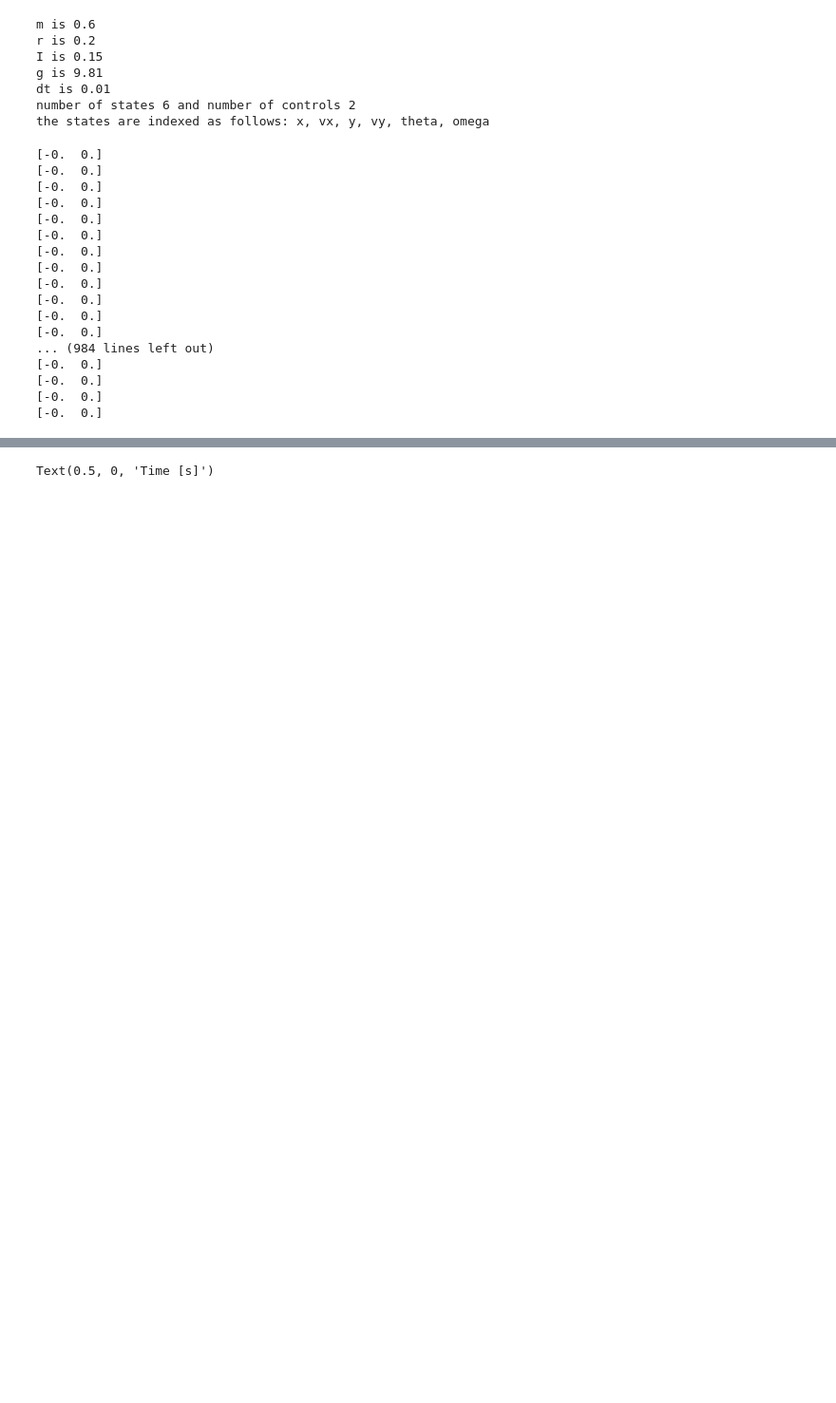
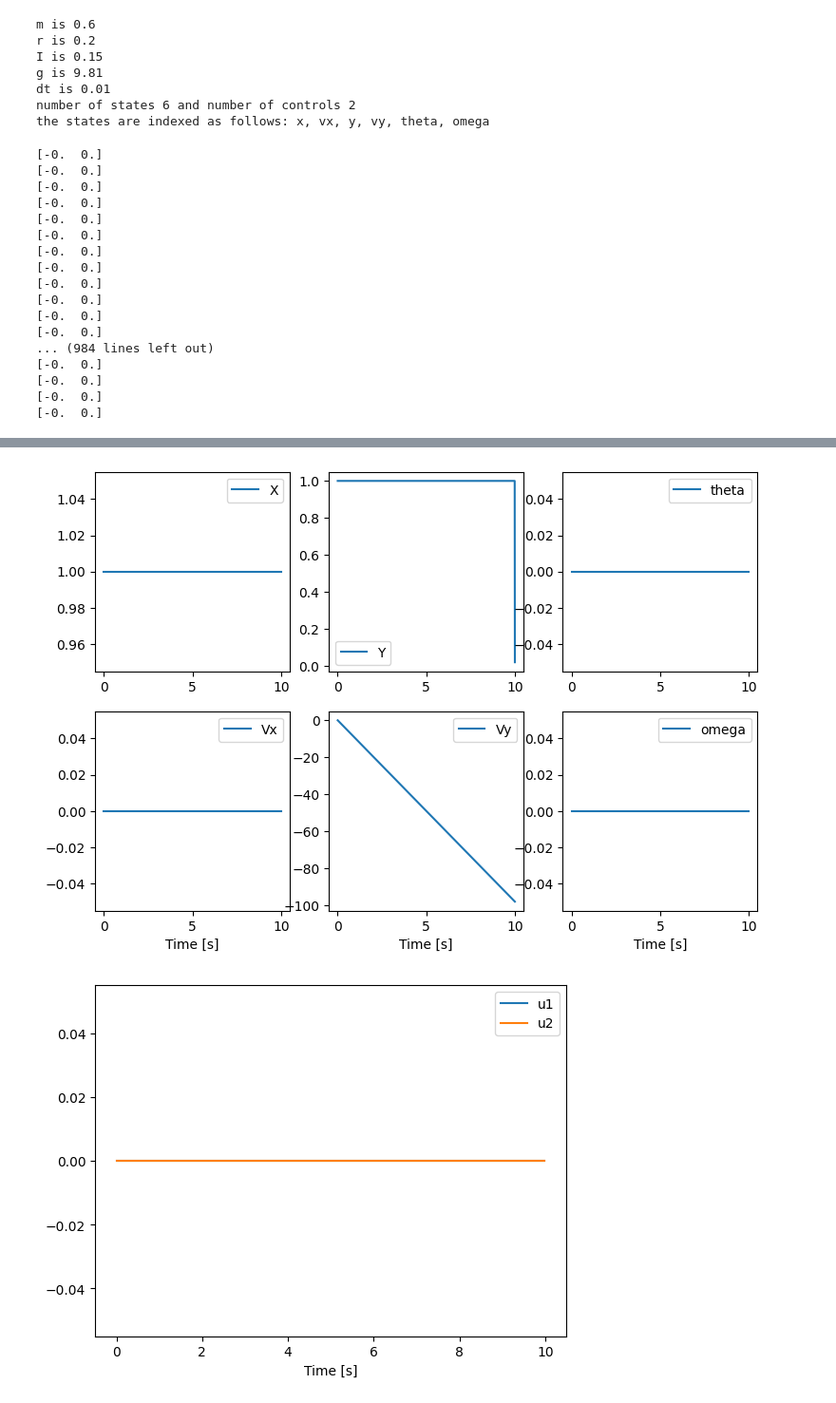
Before and after one commit to GordonOboh/optlearningcontrol, a Jupyter notebook: Fall2022/Project1 - Optimal Control/iterative LQR to control a drone.ipynb, the cells around one changed output, grey strips where cells are left out. Shown at 95% size. Cells and saved outputs as stored; diff of their text form; code cells hidden in the pictures; blank space fills up the shorter version.

```diff
--- a/Fall2022/Project1 - Optimal Control/iterative LQR to control a drone.ipynb
+++ b/Fall2022/Project1 - Optimal Control/iterative LQR to control a drone.ipynb
@@ -73,3 +67,19 @@ import quadrotor
+# %%
+
+import numpy as np
+import matplotlib.pyplot as plt
+from numpy import sin, cos, pi
+import quadrotor
+
+def save_plt(title, flag=True):
+    if flag:
+        plt.savefig(f'data_viz/{title}-Task1.png')
+
+def save_animate(title, animate_object, flag=True):
+    my_anim, fps = animate_object
+    if flag:
+        my_anim.save(f'data_viz/{title}-Task1.mp4', writer='ffmpeg', fps=fps, dpi=200)
+        my_anim.save(f'data_viz/{title}-Task1.gif', writer='pillow', fps=fps, dpi=200)
 # %%
 # we can get its mass, half length (r), gravity constant
 print(f'm is {quadrotor.MASS}')
@@ -249,9 +259,12 @@ plt.plot(t, state[5,:])
 plt.legend(['omega'])
 plt.xlabel('Time [s]')
 
+save_plt(title="2D translation, orientaion and speed vs time a")
+
 # we can also plot the control
 plt.figure()
 plt.plot(t[:-1], u.T)
 plt.legend(['u1', 'u2'])
 plt.xlabel('Time [s]')
+save_plt(title="Control vs time a")
 # %% [output]
@@ -262,3 +271,4 @@ plt.xlabel('Time [s]')
-Text(0.5, 0, 'Time [s]')
+[figure, added]
+[figure, added]
 # %%
 # now we can also create an animation
```
Also changed, not shown: parts of 4 cells of this notebook, 35 other files.
